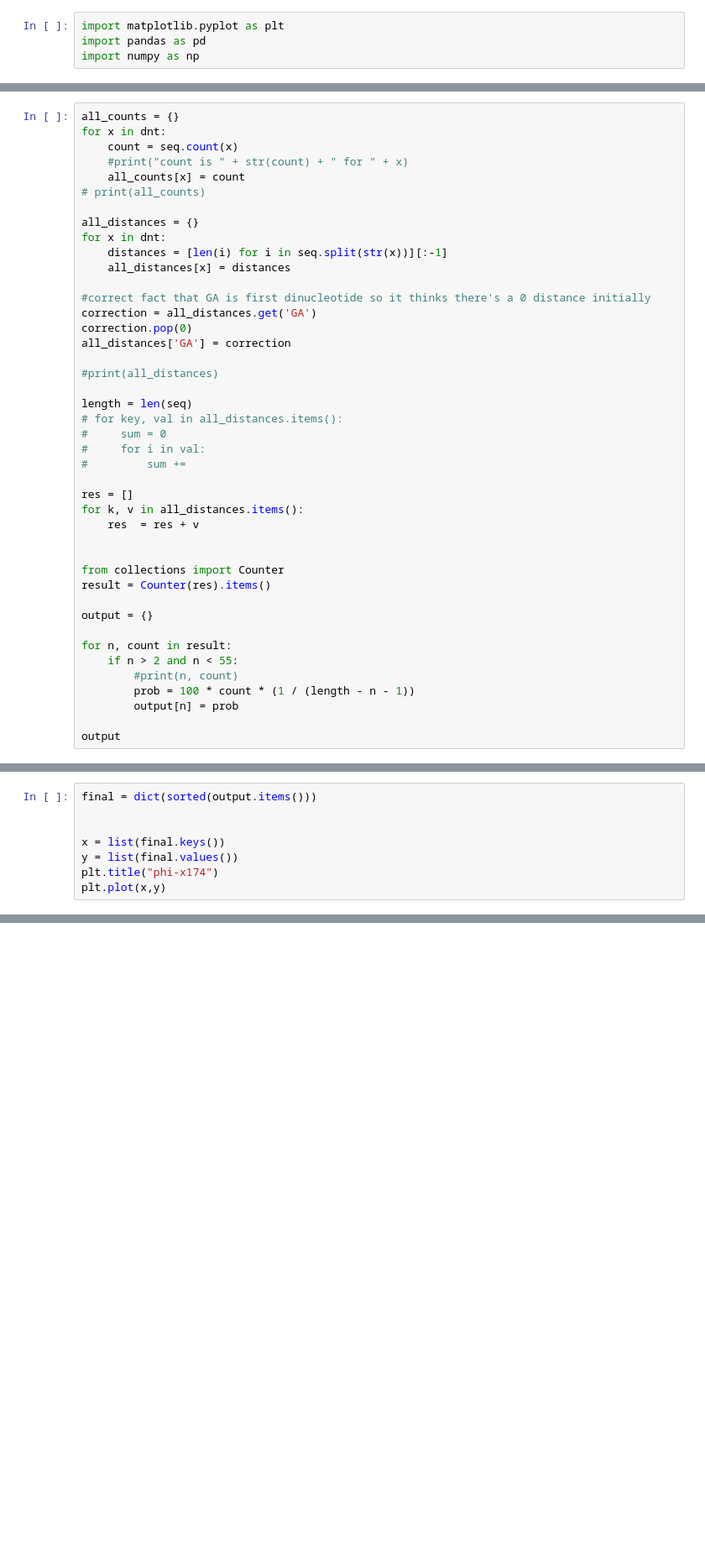
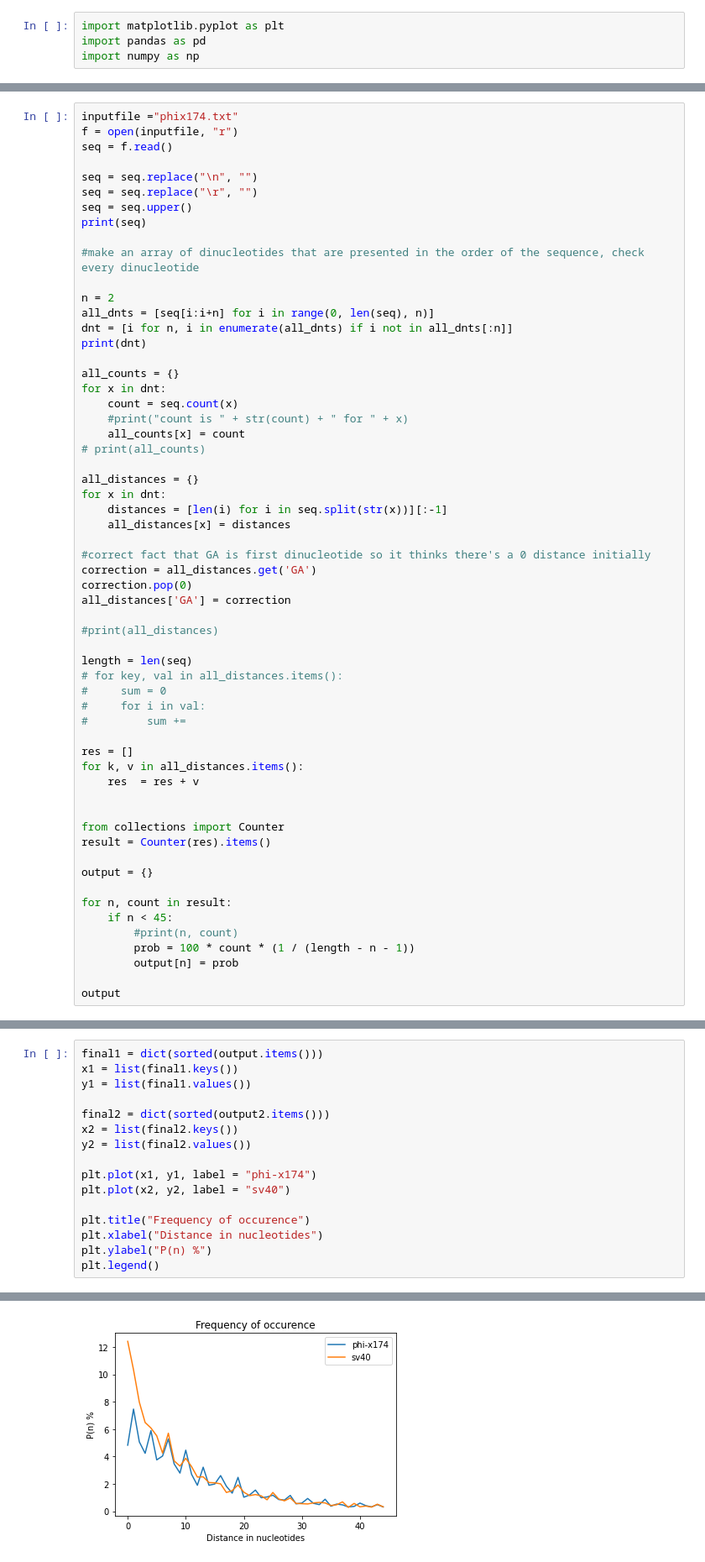
Before and after one commit to tshe777/NAR1981, a Jupyter notebook: dNP-frequencies-of-occurence.ipynb, the cells around one changed output, grey strips where cells are left out. Shown at 84% size. Drawn from its saved outputs; the diff is of its cells as text; blank space fills up the shorter version.

```diff
--- a/dNP-frequencies-of-occurence.ipynb
+++ b/dNP-frequencies-of-occurence.ipynb
@@ -26,4 +5,20 @@ print(dnt)
 # %%
+inputfile ="phix174.txt"
+f = open(inputfile, "r")
+seq = f.read()
+
+seq = seq.replace("\n", "")
+seq = seq.replace("\r", "")
+seq = seq.upper()
+print(seq)
+
+#make an array of dinucleotides that are presented in the order of the sequence, check every dinucleotide
+
+n = 2
+all_dnts = [seq[i:i+n] for i in range(0, len(seq), n)]
+dnt = [i for n, i in enumerate(all_dnts) if i not in all_dnts[:n]]
+print(dnt)
+
 all_counts = {}
 for x in dnt:
     count = seq.count(x)
@@ -60,7 +55,7 @@ result = Counter(res).items()
 output = {}
 
 for n, count in result:
-    if n > 2 and n < 55:
+    if n < 45:
         #print(n, count)
         prob = 100 * count * (1 / (length - n - 1))
         output[n] = prob
@@ -87,8 +83,0 @@ output
-# %%
-final = dict(sorted(output.items()))
-
-
-x = list(final.keys())
-y = list(final.values())
-plt.title("phi-x174")
-plt.plot(x,y)
@@ -97,0 +163,17 @@ plt.plot(x,y)
+# %%
+final1 = dict(sorted(output.items()))
+x1 = list(final1.keys())
+y1 = list(final1.values())
+
+final2 = dict(sorted(output2.items()))
+x2 = list(final2.keys())
+y2 = list(final2.values())
+
+plt.plot(x1, y1, label = "phi-x174")
+plt.plot(x2, y2, label = "sv40")
+
+plt.title("Frequency of occurence")
+plt.xlabel("Distance in nucleotides")
+plt.ylabel("P(n) %")
+plt.legend()
+# %% [output]
@@ -97,0 +181 @@ plt.plot(x,y)
+[figure, added]
```
Also changed, not shown: parts of 6 cells of this notebook.
